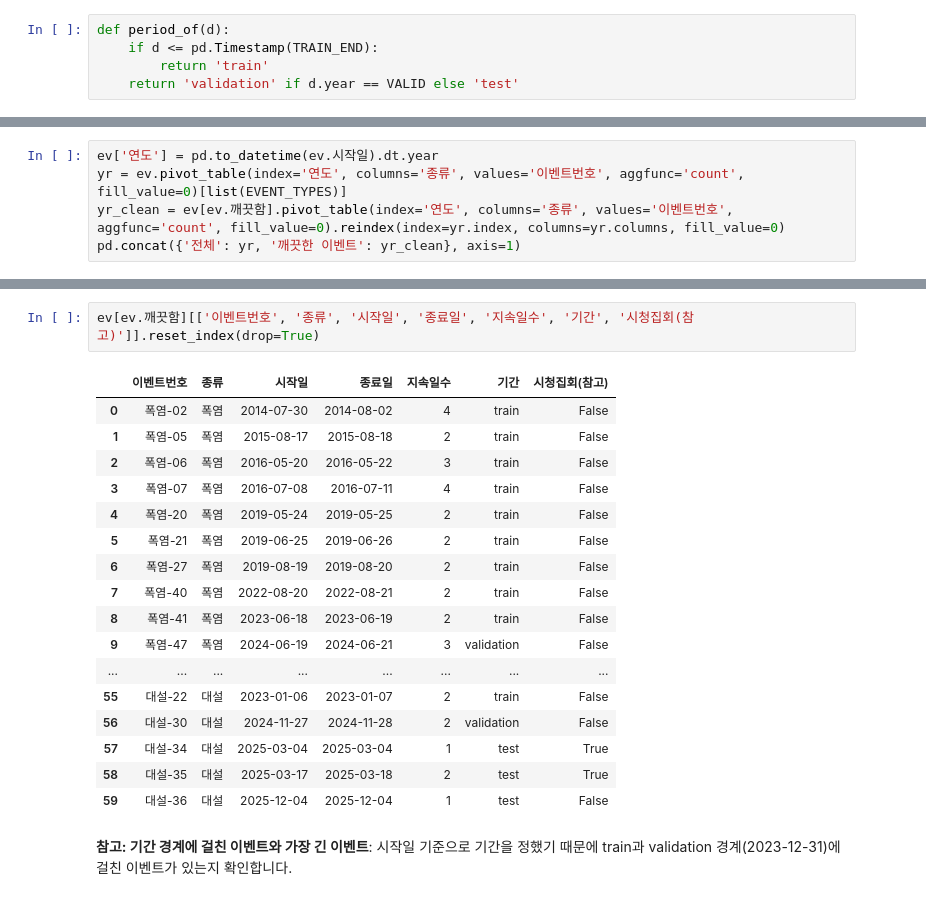
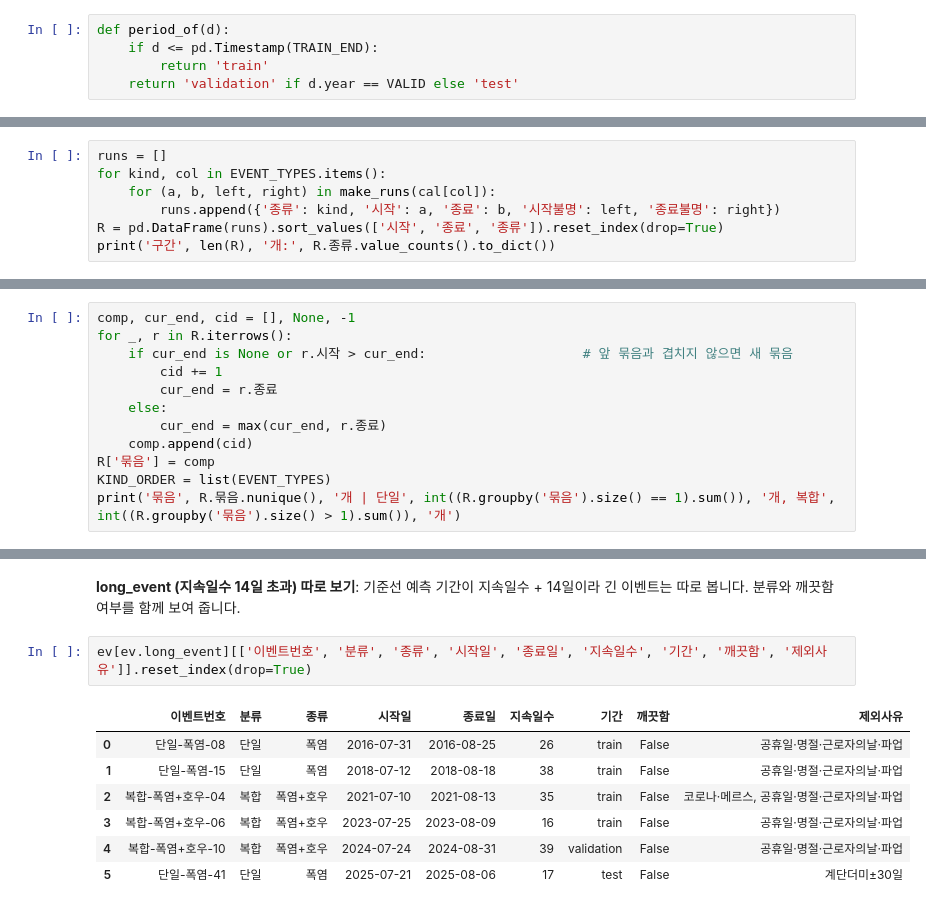
Before and after one commit to Eui-seung/TimeSeries, a Jupyter notebook: notebooks/02_event_counts.ipynb, the cells around one changed output, grey strips where cells are left out. Saved outputs shown, nothing was run; the diff lists cells and outputs as text.

```diff
--- a/notebooks/02_event_counts.ipynb
+++ b/notebooks/02_event_counts.ipynb
@@ -99,0 +106,7 @@ def period_of(d):
+# %%
+runs = []
+for kind, col in EVENT_TYPES.items():
+    for (a, b, left, right) in make_runs(cal[col]):
+        runs.append({'종류': kind, '시작': a, '종료': b, '시작불명': left, '종료불명': right})
+R = pd.DataFrame(runs).sort_values(['시작', '종료', '종류']).reset_index(drop=True)
+print('구간', len(R), '개:', R.종류.value_counts().to_dict())
@@ -99,0 +117,12 @@ def period_of(d):
+# %%
+comp, cur_end, cid = [], None, -1
+for _, r in R.iterrows():
+    if cur_end is None or r.시작 > cur_end:                    # 앞 묶음과 겹치지 않으면 새 묶음
+        cid += 1
+        cur_end = r.종료
+    else:
+        cur_end = max(cur_end, r.종료)
+    comp.append(cid)
+R['묶음'] = comp
+KIND_ORDER = list(EVENT_TYPES)
+print('묶음', R.묶음.nunique(), '개 | 단일', int((R.groupby('묶음').size() == 1).sum()), '개, 복합', int((R.groupby('묶음').size() > 1).sum()), '개')
@@ -244,5 +332,0 @@ reasons
-# %%
-ev['연도'] = pd.to_datetime(ev.시작일).dt.year
-yr = ev.pivot_table(index='연도', columns='종류', values='이벤트번호', aggfunc='count', fill_value=0)[list(EVENT_TYPES)]
-yr_clean = ev[ev.깨끗함].pivot_table(index='연도', columns='종류', values='이벤트번호', aggfunc='count', fill_value=0).reindex(index=yr.index, columns=yr.columns, fill_value=0)
-pd.concat({'전체': yr, '깨끗한 이벤트': yr_clean}, axis=1)
@@ -267,22 +345,12 @@ pd.concat({'전체': yr, '깨끗한 이벤트': yr_clean}, axis=1)
+# %% [markdown]
+**long_event (지속일수 14일 초과) 따로 보기**: 기준선 예측 기간이 지속일수 + 14일이라 긴 이벤트는 따로 봅니다. 분류와 깨끗함 여부를 함께 보여 줍니다.
 # %%
-ev[ev.깨끗함][['이벤트번호', '종류', '시작일', '종료일', '지속일수', '기간', '시청집회(참고)']].reset_index(drop=True)
+ev[ev.long_event][['이벤트번호', '분류', '종류', '시작일', '종료일', '지속일수', '기간', '깨끗함', '제외사유']].reset_index(drop=True)
 # %% [output]
-|  | 이벤트번호 | 종류 | 시작일 | 종료일 | 지속일수 | 기간 | 시청집회(참고) |
-| 0 | 폭염-02 | 폭염 | 2014-07-30 | 2014-08-02 | 4 | train | False |
-| 1 | 폭염-05 | 폭염 | 2015-08-17 | 2015-08-18 | 2 | train | False |
-| 2 | 폭염-06 | 폭염 | 2016-05-20 | 2016-05-22 | 3 | train | False |
-| 3 | 폭염-07 | 폭염 | 2016-07-08 | 2016-07-11 | 4 | train | False |
-| 4 | 폭염-20 | 폭염 | 2019-05-24 | 2019-05-25 | 2 | train | False |
-| 5 | 폭염-21 | 폭염 | 2019-06-25 | 2019-06-26 | 2 | train | False |
-| 6 | 폭염-27 | 폭염 | 2019-08-19 | 2019-08-20 | 2 | train | False |
-| 7 | 폭염-40 | 폭염 | 2022-08-20 | 2022-08-21 | 2 | train | False |
-| 8 | 폭염-41 | 폭염 | 2023-06-18 | 2023-06-19 | 2 | train | False |
-| 9 | 폭염-47 | 폭염 | 2024-06-19 | 2024-06-21 | 3 | validation | False |
-| ... | ... | ... | ... | ... | ... | ... | ... |
-| 55 | 대설-22 | 대설 | 2023-01-06 | 2023-01-07 | 2 | train | False |
-| 56 | 대설-30 | 대설 | 2024-11-27 | 2024-11-28 | 2 | validation | False |
-| 57 | 대설-34 | 대설 | 2025-03-04 | 2025-03-04 | 1 | test | True |
-| 58 | 대설-35 | 대설 | 2025-03-17 | 2025-03-18 | 2 | test | True |
-| 59 | 대설-36 | 대설 | 2025-12-04 | 2025-12-04 | 1 | test | False |
+|  | 이벤트번호 | 분류 | 종류 | 시작일 | 종료일 | 지속일수 | 기간 | 깨끗함 | 제외사유 |
+| 0 | 단일-폭염-08 | 단일 | 폭염 | 2016-07-31 | 2016-08-25 | 26 | train | False | 공휴일·명절·근로자의날·파업 |
+| 1 | 단일-폭염-15 | 단일 | 폭염 | 2018-07-12 | 2018-08-18 | 38 | train | False | 공휴일·명절·근로자의날·파업 |
+| 2 | 복합-폭염+호우-04 | 복합 | 폭염+호우 | 2021-07-10 | 2021-08-13 | 35 | train | False | 코로나·메르스, 공휴일·명절·근로자의날·파업 |
+| 3 | 복합-폭염+호우-06 | 복합 | 폭염+호우 | 2023-07-25 | 2023-08-09 | 16 | train | False | 공휴일·명절·근로자의날·파업 |
+| 4 | 복합-폭염+호우-10 | 복합 | 폭염+호우 | 2024-07-24 | 2024-08-31 | 39 | validation | False | 공휴일·명절·근로자의날·파업 |
+| 5 | 단일-폭염-41 | 단일 | 폭염 | 2025-07-21 | 2025-08-06 | 17 | test | False | 계단더미±30일 |
-# %% [markdown]
-**참고: 기간 경계에 걸친 이벤트와 가장 긴 이벤트**: 시작일 기준으로 기간을 정했기 때문에 train과 validation 경계(2023-12-31)에 걸친 이벤트가 있는지 확인합니다.
```
Also changed, not shown: parts of 34 cells of this notebook, 15 other files.
